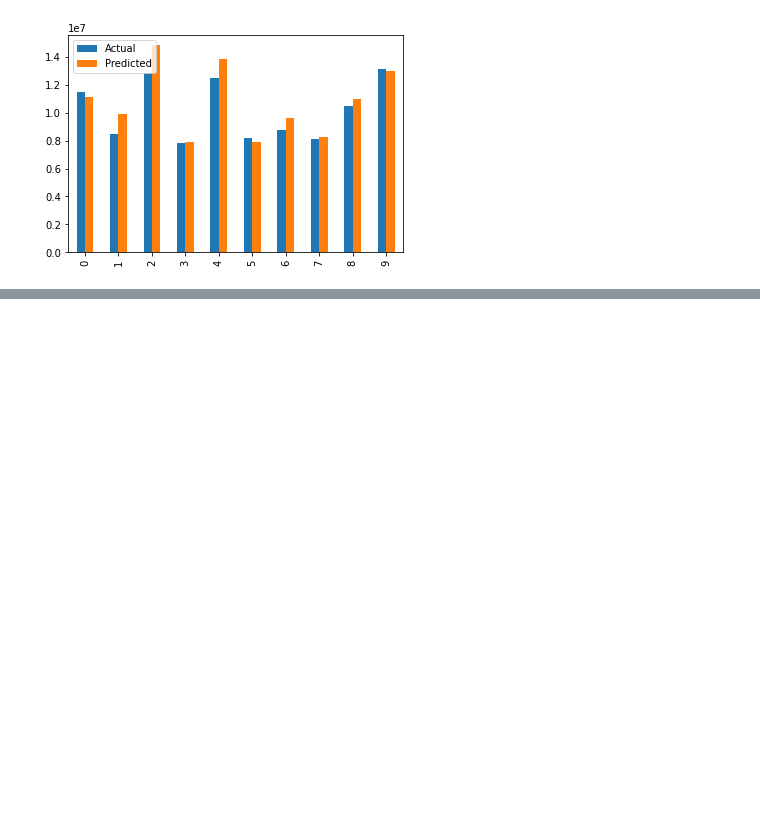
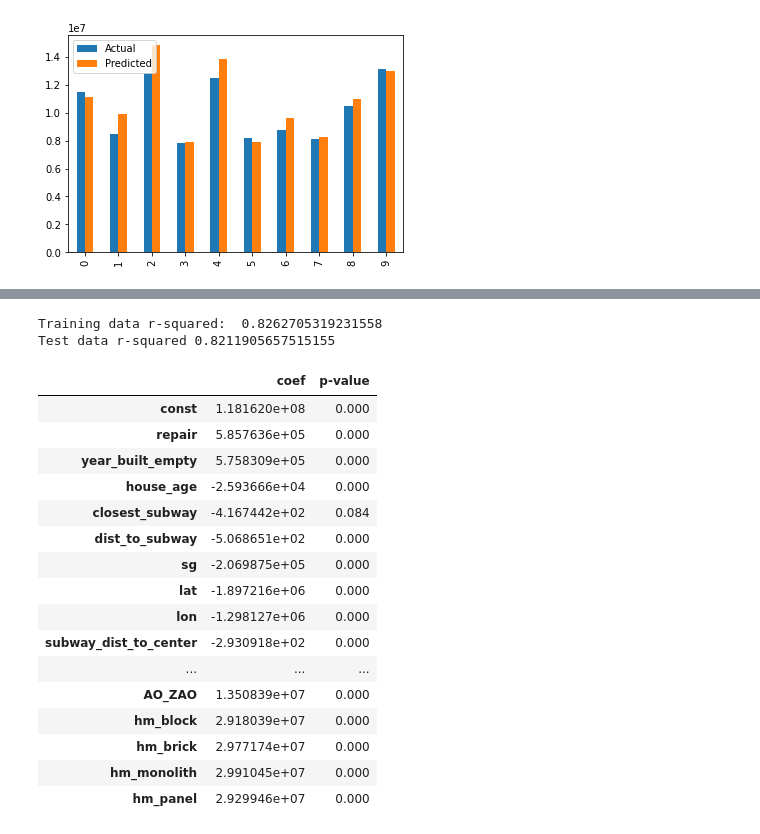
Before and after one commit to sanix-sandel/Moscow_housing_prices, a Jupyter notebook: Moscow_housing_price.ipynb, the cells around one changed output, grey strips where cells are left out. Drawn from its saved outputs; the diff is of its cells as text; code cells hidden in the pictures; blank space fills up the shorter version.

```diff
--- a/Moscow_housing_price.ipynb
+++ b/Moscow_housing_price.ipynb
@@ -265,0 +434,31 @@ pd.DataFrame({'coef':results.params, 'p-value':round(results.pvalues, 3)})
+# %%
+print('Training data r-squared: ', regr_1.score(x_train, y_train))
+print('Test data r-squared', regr_1.score(x_test, y_test))
+# %% [output]
+Training data r-squared:  0.8262705319231558
+Test data r-squared 0.8211905657515155
+# %%
+x_incl_const=sm.add_constant(x_train)
+
+model=sm.OLS(y_train, x_incl_const)
+results=model.fit()
+
+pd.DataFrame({'coef':results.params, 'p-value':round(results.pvalues, 3)})
+# %% [output]
+|  | coef | p-value |
+| const | 1.181620e+08 | 0.000 |
+| repair | 5.857636e+05 | 0.000 |
+| year_built_empty | 5.758309e+05 | 0.000 |
+| house_age | -2.593666e+04 | 0.000 |
+| closest_subway | -4.167442e+02 | 0.084 |
+| dist_to_subway | -5.068651e+02 | 0.000 |
+| sg | -2.069875e+05 | 0.000 |
+| lat | -1.897216e+06 | 0.000 |
+| lon | -1.298127e+06 | 0.000 |
+| subway_dist_to_center | -2.930918e+02 | 0.000 |
+| ... | ... | ... |
+| AO_ZAO | 1.350839e+07 | 0.000 |
+| hm_block | 2.918039e+07 | 0.000 |
+| hm_brick | 2.977174e+07 | 0.000 |
+| hm_monolith | 2.991045e+07 | 0.000 |
+| hm_panel | 2.929946e+07 | 0.000 |
```
Also changed, not shown: parts of 15 cells of this notebook.
